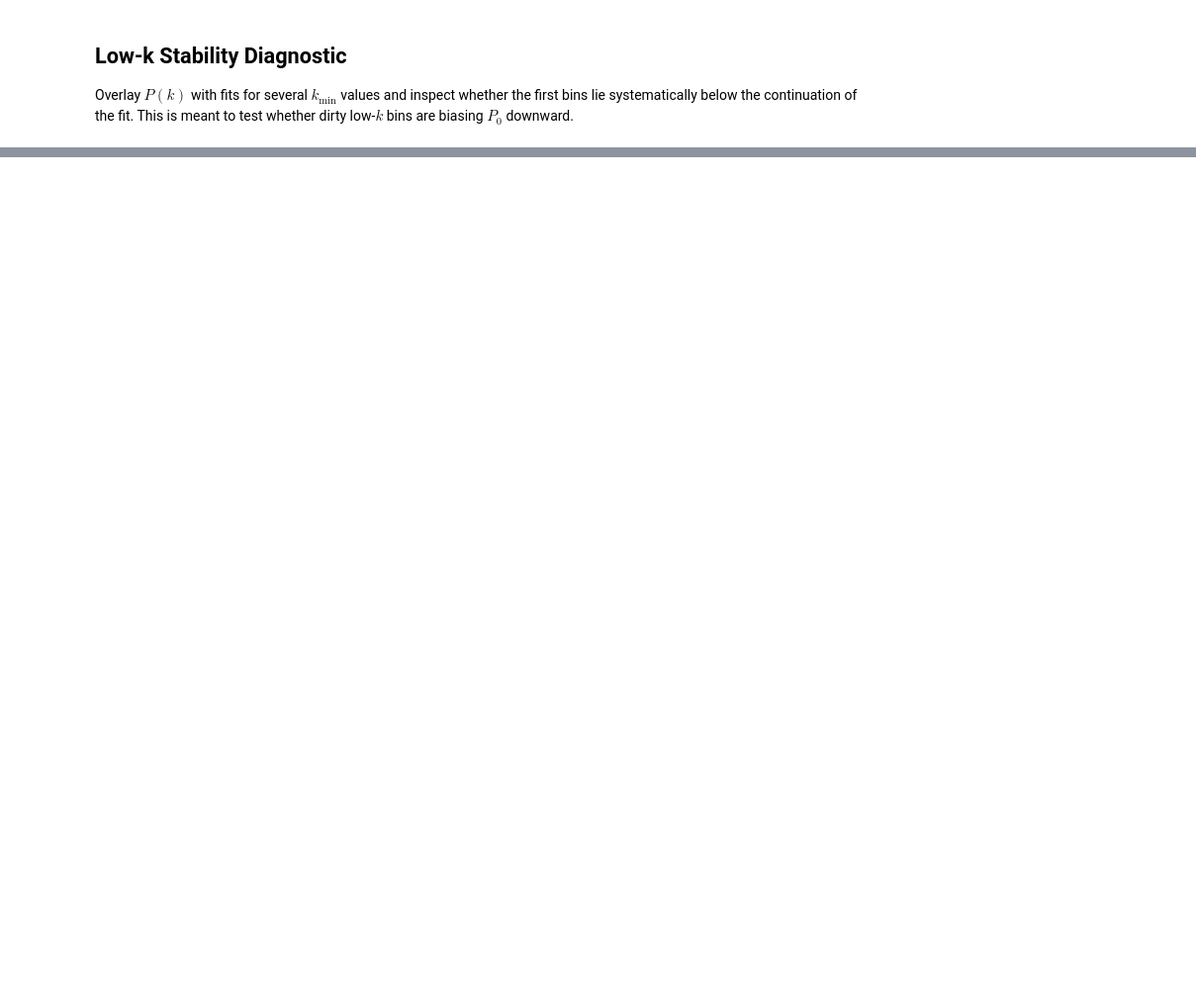
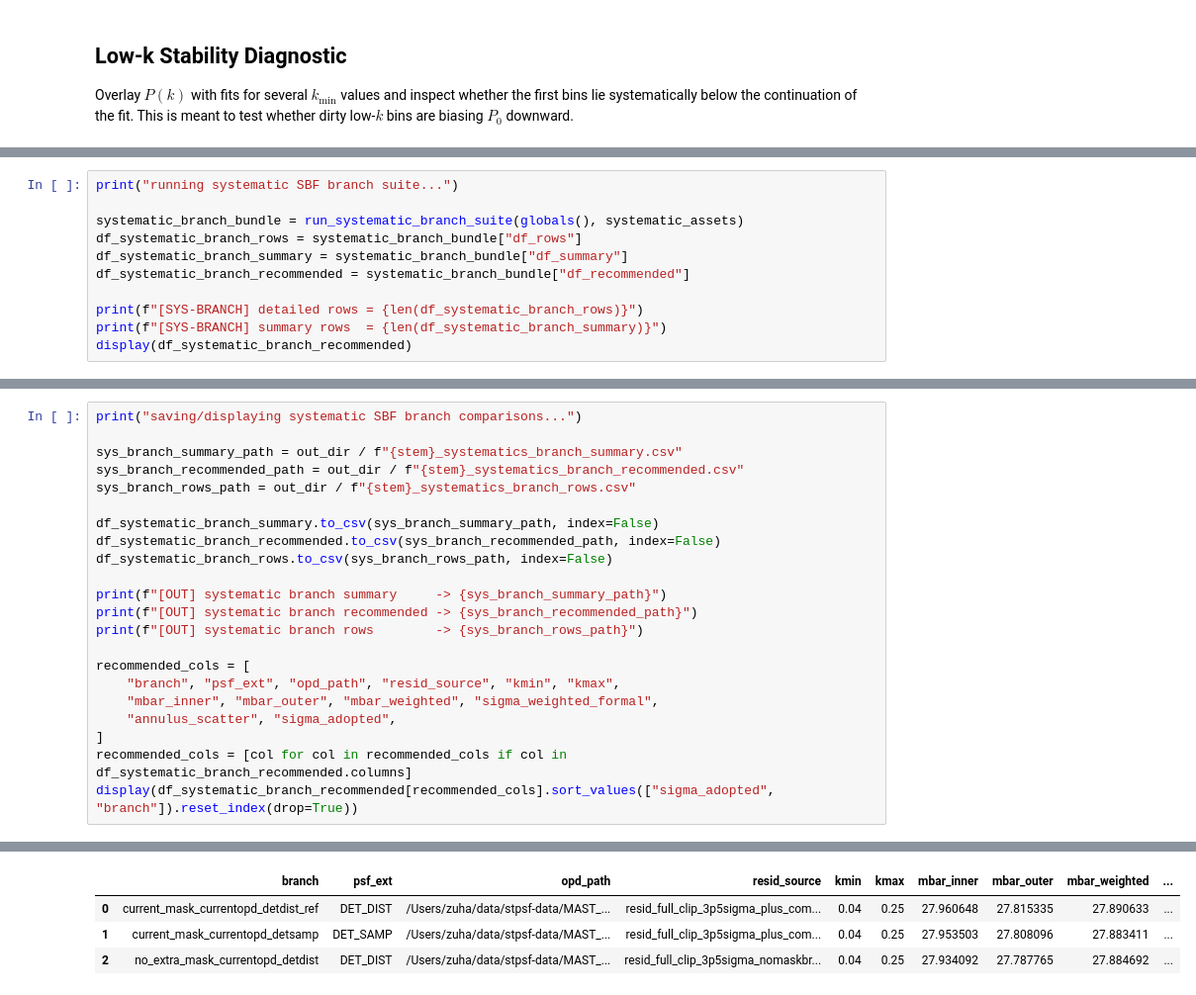
Before and after one commit to Saharochekl/course-work_4-SBF, a Jupyter notebook: code/sbf-1.ipynb, the cells around one changed output, grey strips where cells are left out. Shown at 99% size. Saved outputs shown, nothing was run; the diff lists cells and outputs as text; blank space fills up the shorter version.

```diff
--- a/code/sbf-1.ipynb
+++ b/code/sbf-1.ipynb
@@ -6940,0 +6965,11 @@ display(df_pk_model_component)
+# %%
+print("running systematic SBF branch suite...")
+
+systematic_branch_bundle = run_systematic_branch_suite(globals(), systematic_assets)
+df_systematic_branch_rows = systematic_branch_bundle["df_rows"]
+df_systematic_branch_summary = systematic_branch_bundle["df_summary"]
+df_systematic_branch_recommended = systematic_branch_bundle["df_recommended"]
+
+print(f"[SYS-BRANCH] detailed rows = {len(df_systematic_branch_rows)}")
+print(f"[SYS-BRANCH] summary rows  = {len(df_systematic_branch_summary)}")
+display(df_systematic_branch_recommended)
@@ -6940,0 +6999,23 @@ display(df_pk_model_component)
+# %%
+print("saving/displaying systematic SBF branch comparisons...")
+
+sys_branch_summary_path = out_dir / f"{stem}_systematics_branch_summary.csv"
+sys_branch_recommended_path = out_dir / f"{stem}_systematics_branch_recommended.csv"
+sys_branch_rows_path = out_dir / f"{stem}_systematics_branch_rows.csv"
+
+df_systematic_branch_summary.to_csv(sys_branch_summary_path, index=False)
+df_systematic_branch_recommended.to_csv(sys_branch_recommended_path, index=False)
+df_systematic_branch_rows.to_csv(sys_branch_rows_path, index=False)
+
+print(f"[OUT] systematic branch summary     -> {sys_branch_summary_path}")
+print(f"[OUT] systematic branch recommended -> {sys_branch_recommended_path}")
+print(f"[OUT] systematic branch rows        -> {sys_branch_rows_path}")
+
+recommended_cols = [
+    "branch", "psf_ext", "opd_path", "resid_source", "kmin", "kmax",
+    "mbar_inner", "mbar_outer", "mbar_weighted", "sigma_weighted_formal",
+    "annulus_scatter", "sigma_adopted",
+]
+recommended_cols = [col for col in recommended_cols if col in df_systematic_branch_recommended.columns]
+display(df_systematic_branch_recommended[recommended_cols].sort_values(["sigma_adopted", "branch"]).reset_index(drop=True))
+# %% [output]
@@ -6940,0 +7026,4 @@ display(df_pk_model_component)
+|  | branch | psf_ext | opd_path | resid_source | kmin | kmax | mbar_inner | mbar_outer | mbar_weighted | ... |
+| 0 | current_mask_currentopd_detdist_ref | DET_DIST | /Users/zuha/data/stpsf-data/MAST_... | resid_full_clip_3p5sigma_plus_com... | 0.04 | 0.25 | 27.960648 | 27.815335 | 27.890633 | ... |
+| 1 | current_mask_currentopd_detsamp | DET_SAMP | /Users/zuha/data/stpsf-data/MAST_... | resid_full_clip_3p5sigma_plus_com... | 0.04 | 0.25 | 27.953503 | 27.808096 | 27.883411 | ... |
+| 2 | no_extra_mask_currentopd_detdist | DET_DIST | /Users/zuha/data/stpsf-data/MAST_... | resid_full_clip_3p5sigma_nomaskbr... | 0.04 | 0.25 | 27.934092 | 27.787765 | 27.884692 | ... |
```
Also changed, not shown: parts of 51 cells of this notebook, 6 other files.
